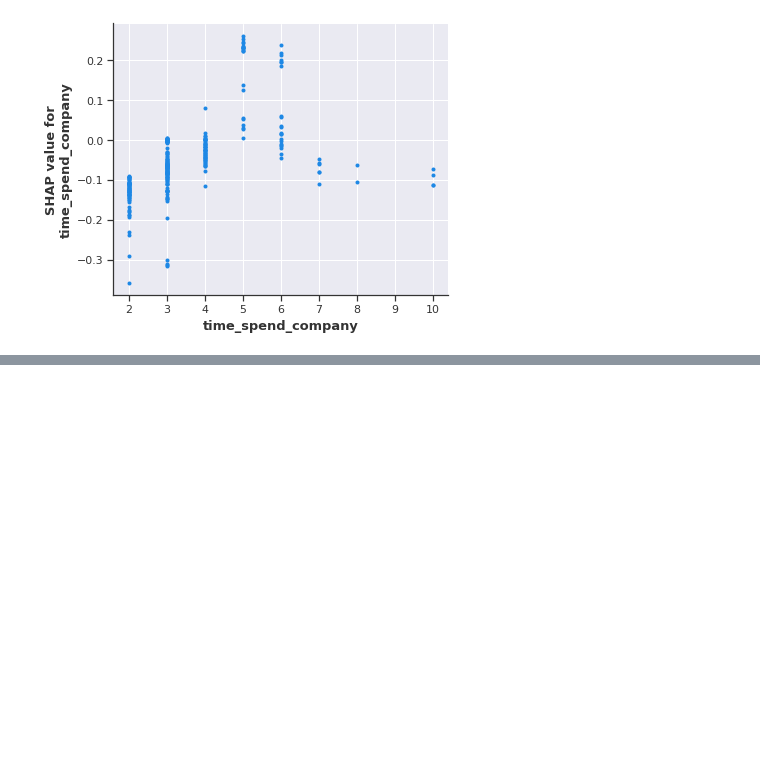
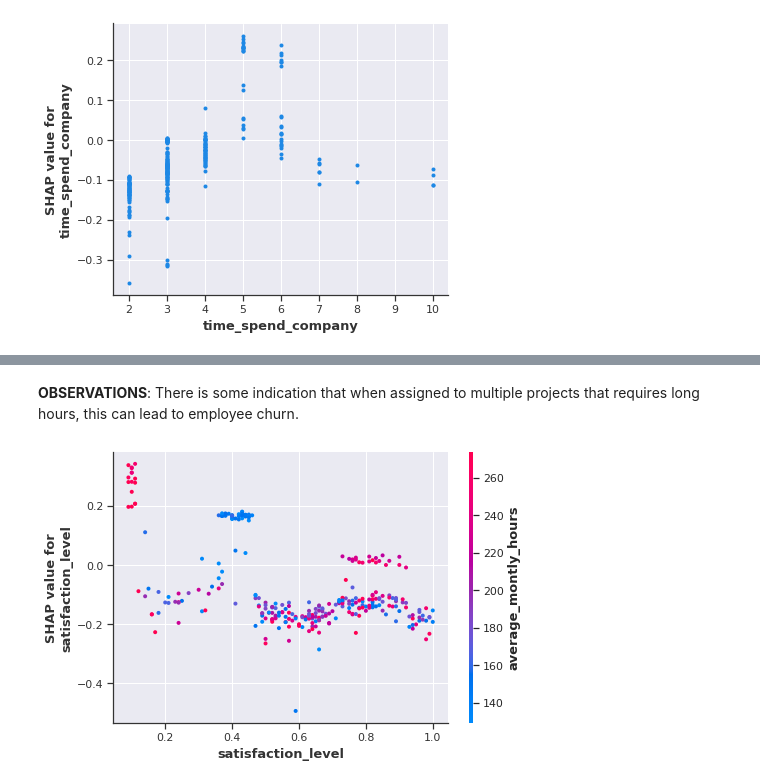
Before and after one commit to anthonyckleung/HR-Churn-Analysis, a Jupyter notebook: hr_churn_classification.ipynb, the cells around one changed output, grey strips where cells are left out. Drawn from its saved outputs; the diff is of its cells as text; code cells hidden in the pictures; blank space fills up the shorter version.

```diff
--- a/hr_churn_classification.ipynb
+++ b/hr_churn_classification.ipynb
@@ -335,0 +358,11 @@ shap.dependence_plot('time_spend_company',
+# %% [markdown]
+**OBSERVATIONS**: There is some indication that when assigned to multiple projects that requires long hours, this can lead to employee churn.
+# %%
+shap.dependence_plot('satisfaction_level',
+                     shap_values[1],
+                     features = X_shap,
+                     feature_names = feat_columns,
+                     interaction_index = 'average_montly_hours',
+                     )
+# %% [output]
+[figure, added]
```
Also changed, not shown: parts of 6 cells of this notebook.
